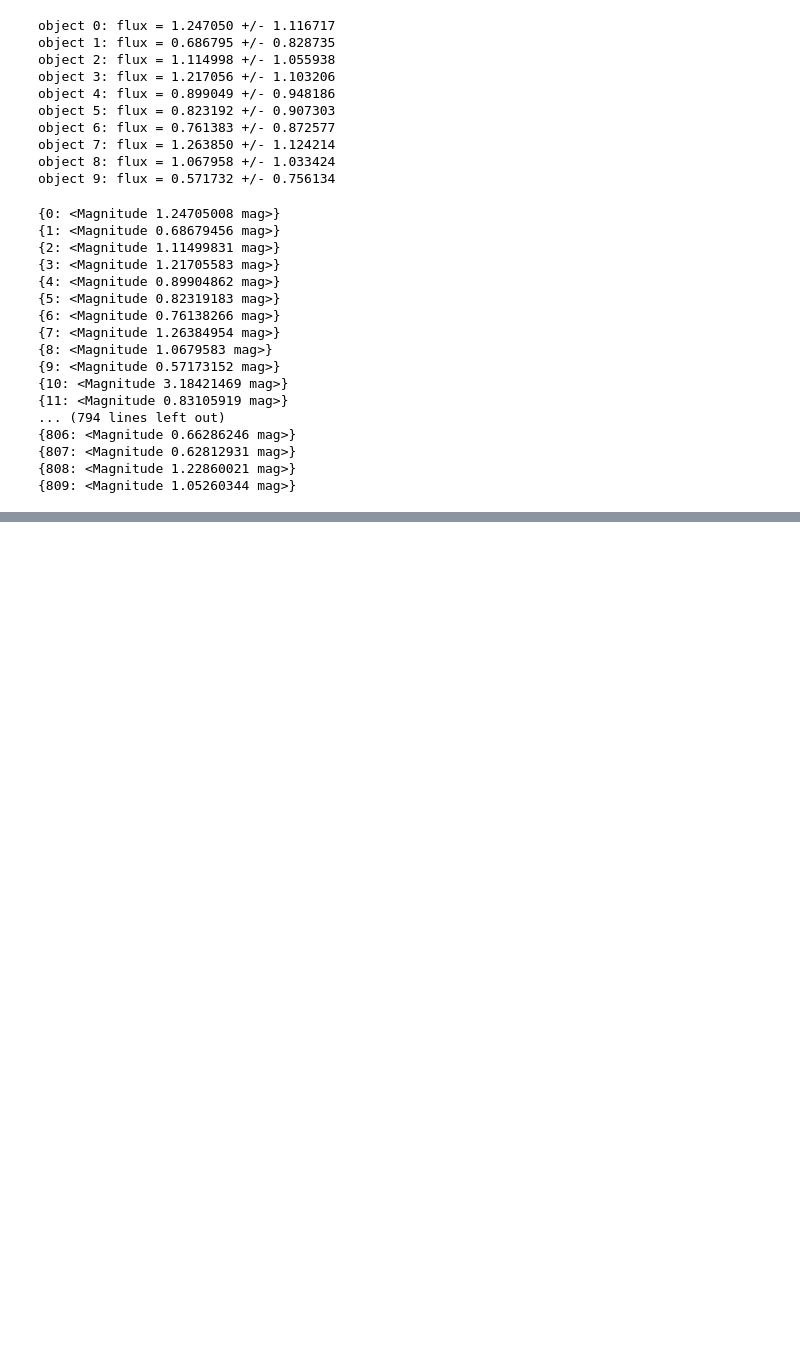
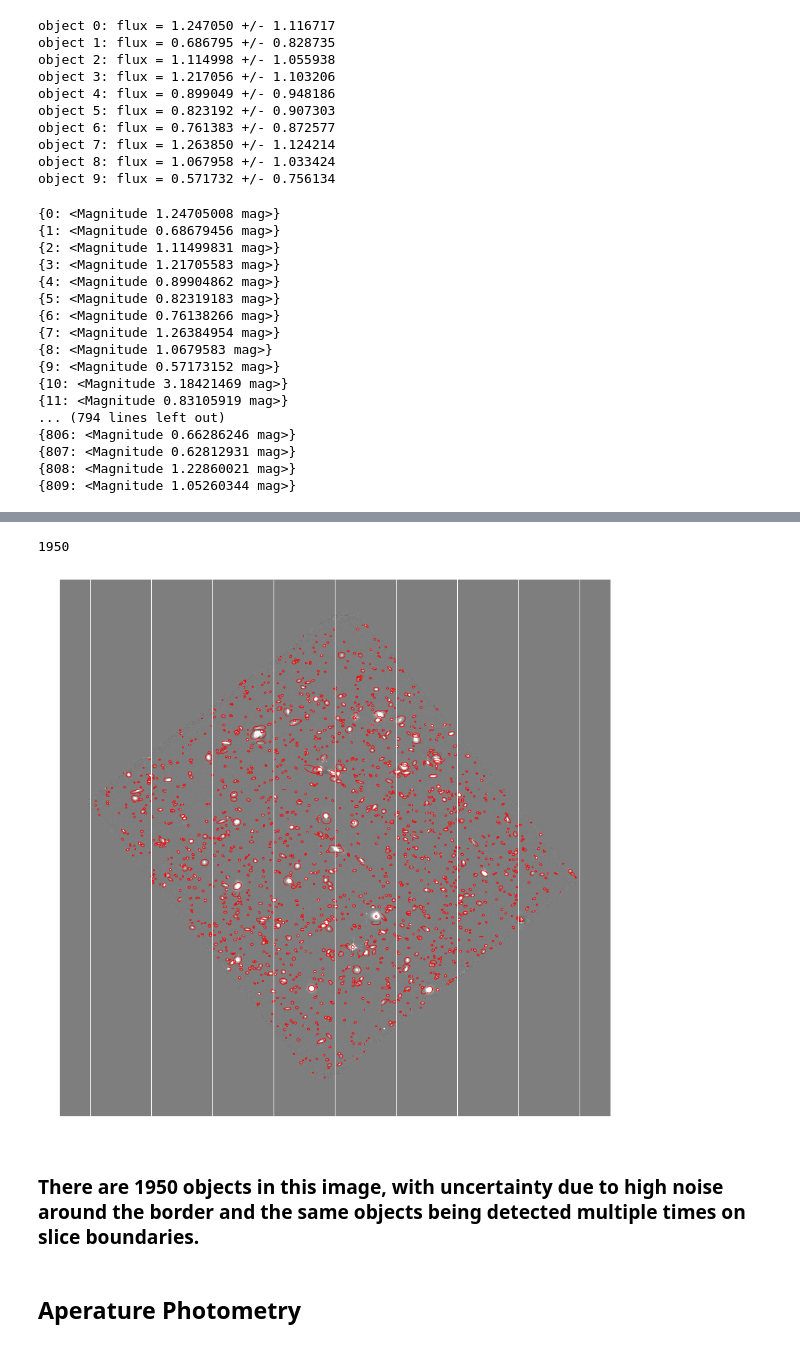
Before and after one commit to tiseever/ASTR_119_Final_Project, a Jupyter notebook: Test_Source_Detection.ipynb, the cells around one changed output, grey strips where cells are left out. Drawn from its saved outputs; the diff is of its cells as text; code cells hidden in the pictures; blank space fills up the shorter version.

```diff
--- a/Test_Source_Detection.ipynb
+++ b/Test_Source_Detection.ipynb
@@ -175,0 +209,8 @@ for i in range(35):
+# %%
+# Convert objects dict into list
+aobjects = np.array(list(objects.values()))
+# %%
+# Problematic slices
+for i in range(1296):
+    if(aobjects[i]>=25):
+        print(i,'\t',aobjects[i])
@@ -175,0 +226,70 @@ for i in range(35):
+# %%
+dflux = {}
+dfluxerr = {}
+dflag = {}
+
+for n in range(1296):
+    dflux[n], dfluxerr[n], dflag[n] = sep.sum_circle(adata_sub[n],sxt[n]['x'],sxt[n]['y'],3.0,err=agrms[n], gain=1.0)
+
+aflux = np.array(list(dflux.values()))
+afluxerr = np.array(list(dfluxerr.values()))
+aflag = np.array(list(dflag.values()))
+# %%
+# Plot all of the background subtracted slices with ellipses around the objects
+from matplotlib.patches import Ellipse
+
+im = {}
+fig, ax = plt.subplots(ncols=36, nrows=36, figsize=(15,15))
+fig.subplots_adjust(hspace=0, wspace=0)
+w = 0
+z = 0
+no = 0
+m, s = np.mean(data_sub), np.std(data_sub)
+for n in range(1296):
+    im[n] = ax[35-z,w].imshow(adata_sub[n], interpolation='nearest', cmap='gray', vmin=m-s, vmax=m+s, origin='lower')
+    ax[35-z,w].axis('off')
+
+    if(aobjects[n]>=25):
+        if(w==35):
+            w = 0
+            z += 1
+        else:
+            w += 1
+    else:
+        for i in range(aobjects[n]):
+            try:
+                if(aflux[n][i]<=0.1):
+                    continue
+                else:
+                    try:
+                        e = Ellipse(xy=(sxt[n]['x'][i], sxt[n]['y'][i]),width=6*sxt[n]['a'][i],height=6*sxt[n]['b'][i],\
+                                    angle=sxt[n]['theta'][i]*180/(2*np.pi))
+                    except:
+                        continue
+                    e.set_facecolor('none')
+                    e.set_edgecolor('red')
+                    ax[35-z,w].add_artist(e)
+                    no += 1
+            except:
+                try:
+                    e = Ellipse(xy=(sxt[n]['x'][i], sxt[n]['y'][i]),width=6*sxt[n]['a'][i],height=6*sxt[n]['b'][i],\
+                                angle=sxt[n]['theta'][i]*180/(2*np.pi))
+                except:
+                    continue
+                e.set_facecolor('none')
+                e.set_edgecolor('red')
+                ax[35-z,w].add_artist(e)
+                no += 1
+        if(w==35):
+            w = 0
+            z += 1
+        else:
+            w += 1
+print(no)
+# %% [output]
+1950
+[figure, added]
+# %% [markdown]
+### There are 1950 objects in this image, with uncertainty due to high noise around the border and the same objects being detected multiple times on slice boundaries.
+# %% [markdown]
+## Aperature Photometry
```
Also changed, not shown: parts of 15 cells of this notebook, 1 other file.
